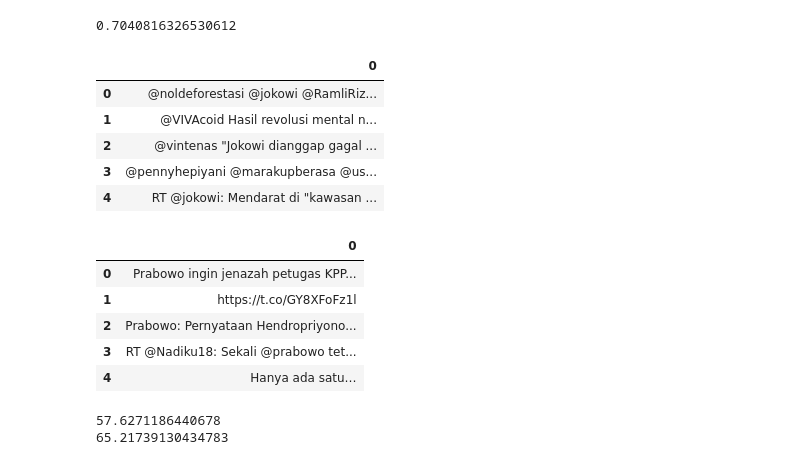
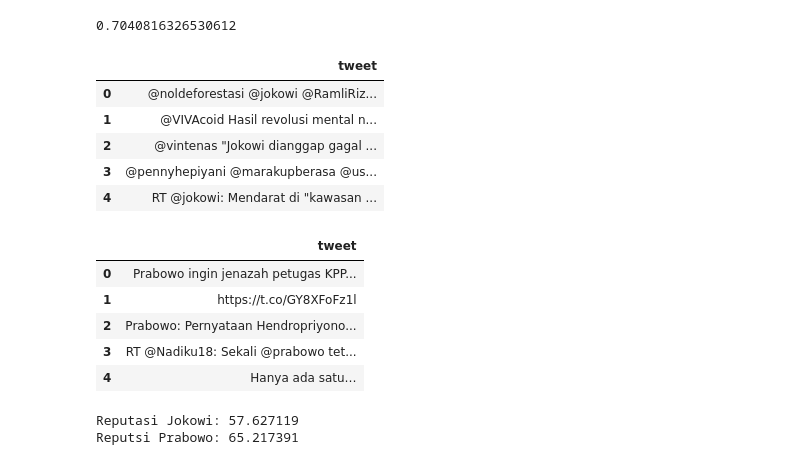
Before and after one commit to machine-learning-2018-2019-fasilkom-ui/A-Team, a Jupyter notebook: Tugas_Akhir.ipynb, the cells around one changed output. Saved outputs shown, nothing was run; the diff lists cells and outputs as text; code cells hidden in the pictures.

Commit message:
Added a few text for reputasi calculation

```diff
--- a/Tugas_Akhir.ipynb
+++ b/Tugas_Akhir.ipynb
@@ -341,22 +341,22 @@ def prediction_pre_processing(tweet_list):
     return data_clean
 # %%
 #prabowo_sentiment = np.array(pd.read_csv('prabowo_dataset.txt', header=None)[0])
-jokowi_data = pd.read_csv('jokowi_dataset.txt', header=None, sep=';')
-jokowi_dataset = np.array(jokowi_data[0])
+jokowi_data = pd.read_csv('jokowi_dataset.txt', sep='`')
+jokowi_dataset = np.array(jokowi_data['tweet'])
 jokowi_data.head()
 # %% [output]
-|  | 0 |
+|  | tweet |
 | 0 | @noldeforestasi @jokowi @RamliRiz... |
 | 1 | @VIVAcoid Hasil revolusi mental n... |
 | 2 | @vintenas "Jokowi dianggap gagal ... |
 | 3 | @pennyhepiyani @marakupberasa @us... |
 | 4 | RT @jokowi: Mendarat di "kawasan ... |
 # %%
-prabowo_data = pd.read_csv('prabowo_dataset.txt', header=None, sep='`')
-prabowo_dataset = np.array(prabowo_data[0])
+prabowo_data = pd.read_csv('prabowo_dataset.txt', sep='`')
+prabowo_dataset = np.array(prabowo_data['tweet'])
 prabowo_data.head()
 # %% [output]
-|  | 0 |
+|  | tweet |
 | 0 | Prabowo ingin jenazah petugas KPP... |
 | 1 | https://t.co/GY8XFoFz1l |
 | 2 | Prabowo: Pernyataan Hendropriyono... |
@@ -385,8 +385,8 @@ def calculate_reputation(labels):
     res = res/length*100
     return res
 # %%
-print(calculate_reputation(label_jokowi))
-print(calculate_reputation(label_prabowo))
+print('Reputasi Jokowi: %f' % calculate_reputation(label_jokowi))
+print('Reputsi Prabowo: %f' % calculate_reputation(label_prabowo))
 # %% [output]
-57.6271186440678
-65.21739130434783
+Reputasi Jokowi: 57.627119
+Reputsi Prabowo: 65.217391
```
Also changed, not shown: 2 other files.
